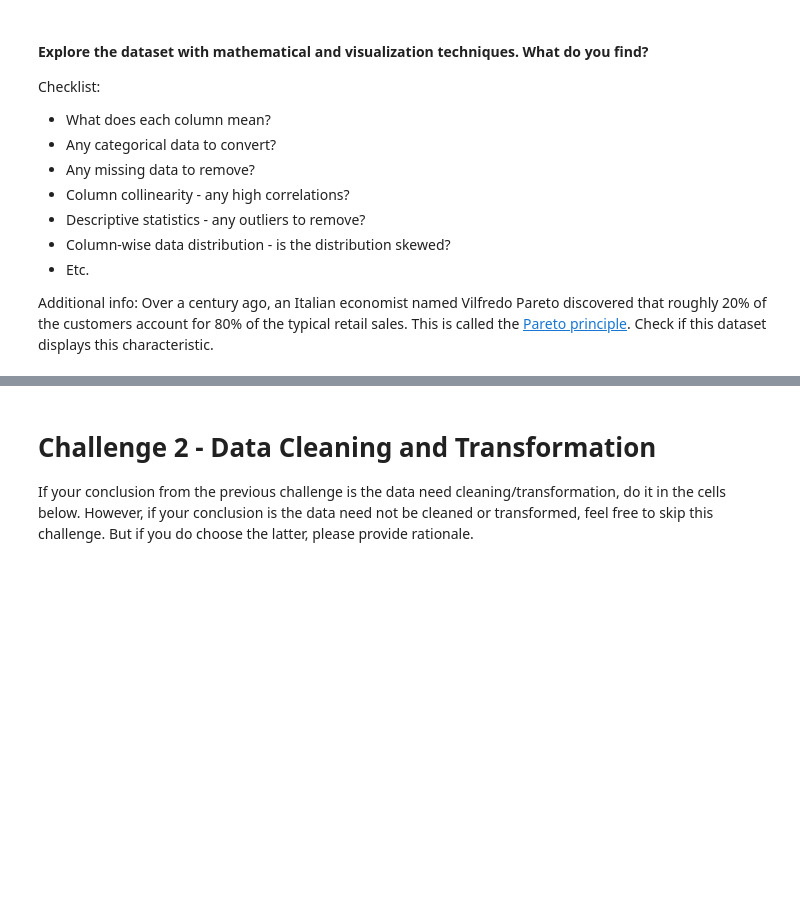
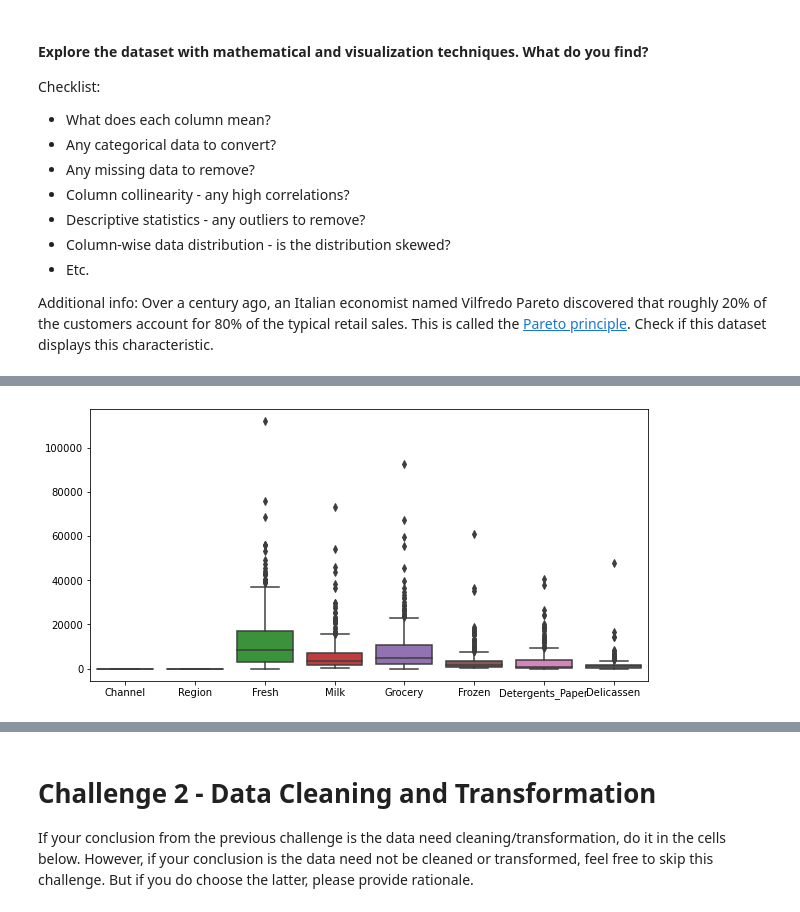
Before and after one commit to Ironhack-Data-Madrid-Mayo-2022/7.4-lab-unsupervised-learning, a Jupyter notebook: your-code/main.ipynb, the cells around one changed output, grey strips where cells are left out. Drawn from its saved outputs; the diff is of its cells as text; code cells hidden in the pictures; blank space fills up the shorter version.

```diff
--- a/your-code/main.ipynb
+++ b/your-code/main.ipynb
@@ -26,4 +26,4 @@ In this lab, we will use a dataset containing information about customer prefere
 The origin of the dataset is [here](https://archive.ics.uci.edu/ml/datasets/wholesale+customers).
 # %%
 # loading the data:
-customers = pd.read_csv('../Wholesale customers data.csv')
+customers = pd.read_csv('../data/Wholesale customers data.csv')
@@ -63,0 +90,5 @@ customers.columns   # se observan las columnas
+# %%
+plt.figure(figsize = (10,5))
+sns.boxplot(data= customers);
+# %% [output]
+[figure, added]
```
Also changed, not shown: parts of 31 cells of this notebook.
